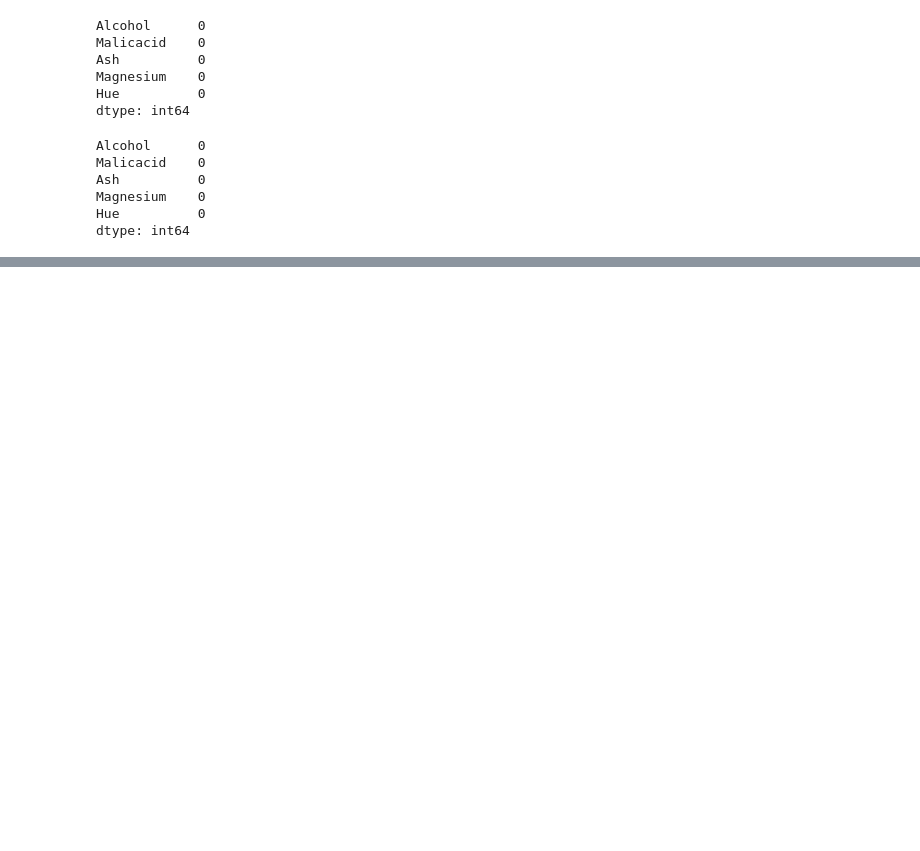
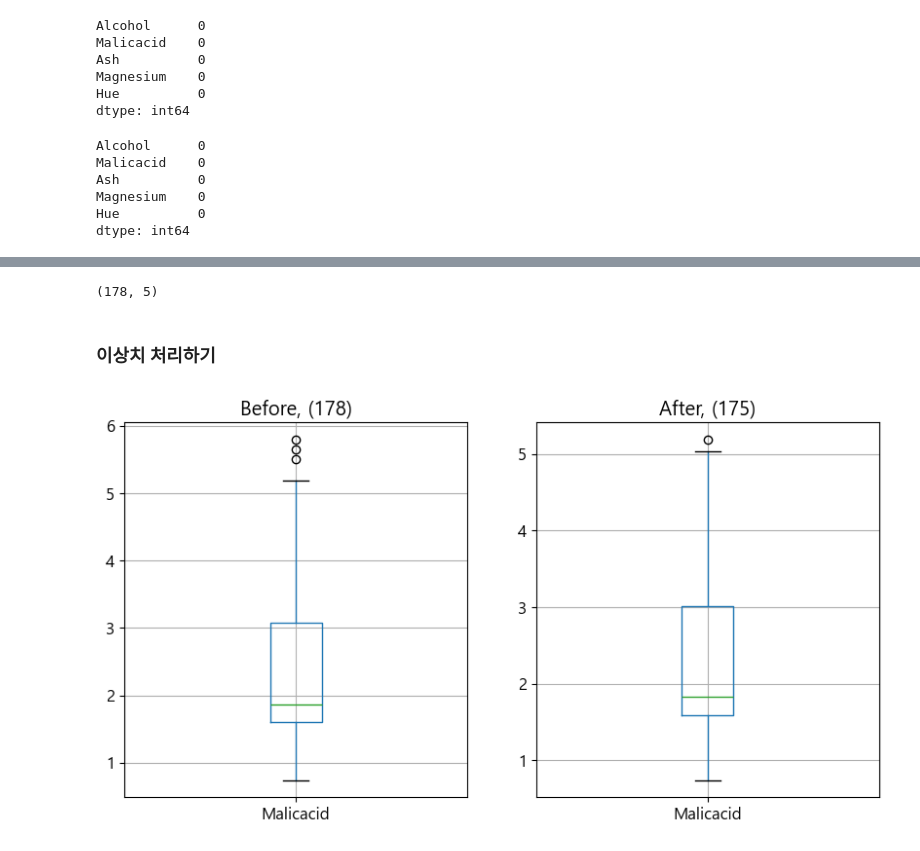
Before and after one commit to blueage98/adp_work, a Jupyter notebook: ML Codebook/2. 전처리 - 연습.ipynb, the cells around one changed output, grey strips where cells are left out. Drawn from its saved outputs; the diff is of its cells as text; code cells hidden in the pictures; blank space fills up the shorter version.

```diff
--- a/ML Codebook/2. 전처리 - 연습.ipynb
+++ b/ML Codebook/2. 전처리 - 연습.ipynb
@@ -124,0 +148,45 @@ dtype: int64
+# %%
+import pandas as pd
+import numpy as np
+import matplotlib.pyplot as plt
+
+plt.rcParams['font.family'] = 'Malgun Gothic'
+plt.rcParams['font.size'] = 12
+plt.rcParams['figure.figsize'] = (10, 5)
+plt.rcParams['axes.unicode_minus'] = True
+
+wine = pd.read_csv('https://raw.githubusercontent.com/algoboni/pythoncodebook1-1/refs/heads/main/2-1_wine.csv', index_col=0).filter(['Alcohol', 'Malicacid', 'Ash', 'Magnesium', 'Hue'])
+wine.shape
+# %% [output]
+(178, 5)
+# %% [markdown]
+### 이상치 처리하기
+# %%
+# ----------------------------------------
+# Malicacid 열에서 이상치 찾기 (IQR 방식)
+# ----------------------------------------
+IQR = wine.Malicacid.quantile(0.75) - wine.Malicacid.quantile(0.25)
+top  = wine.Malicacid.quantile(0.75) + IQR*1.5
+down = wine.Malicacid.quantile(0.25) - IQR*1.5
+
+out_ids = wine[(wine.Malicacid >= top) | (wine.Malicacid <= down)].index
+
+
+# ----------------------------------------
+# 이상치 처리 전후 Boxplot 시각화 함수 작성
+# ----------------------------------------
+def ShowBoxplot(df_ori, df_prep):
+    fig, axes = plt.subplots(1, 2)
+    for data, ax, title in zip([df_ori, df_prep], axes, ['Before', 'After']):
+        data.boxplot(ax=ax)
+        ax.set_title("{}, ({})".format(title, len(data)))
+    plt.show()
+# %%
+# ----------------------------------------
+# 절단(truncate) 방식 전/후 비교
+# ----------------------------------------
+df_prep1 = pd.DataFrame(wine.Malicacid.drop(out_ids, axis=0))
+
+ShowBoxplot(wine[['Malicacid']], df_prep1)
+# %% [output]
+[figure, added]
```
Also changed, not shown: parts of 13 cells of this notebook.
